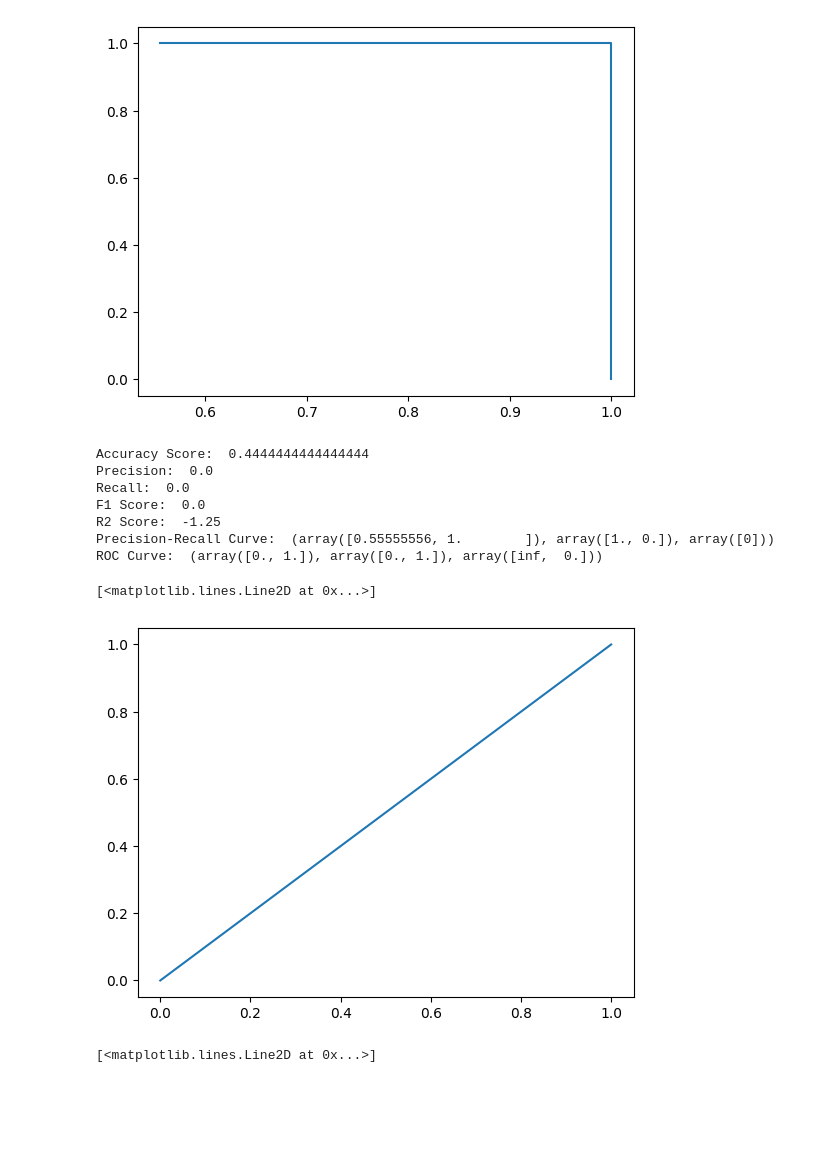
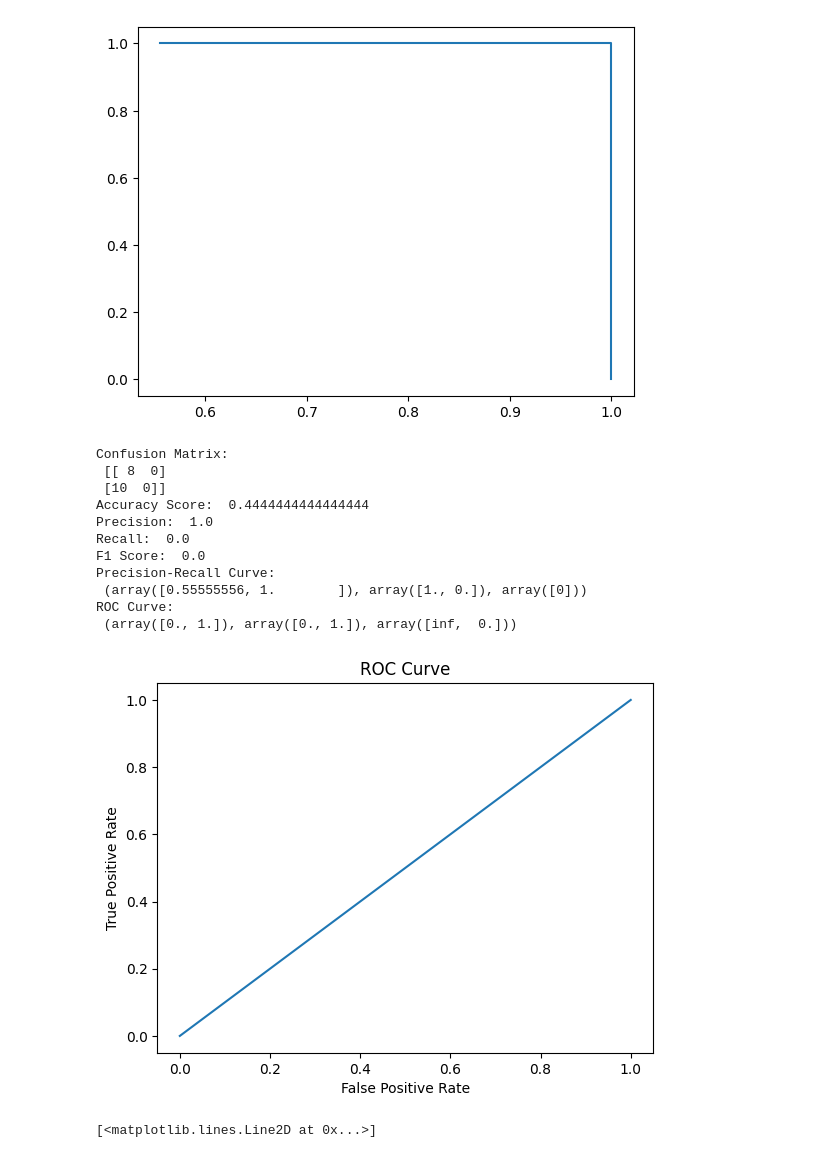
Before and after one commit to RohittCodes/machine-learning, a Jupyter notebook: regression-classification-metrics.ipynb, the cells around one changed output. Drawn from its saved outputs; the diff is of its cells as text; code cells hidden in the pictures; blank space fills up the shorter version.

```diff
--- a/regression-classification-metrics.ipynb
+++ b/regression-classification-metrics.ipynb
@@ -32,28 +32,45 @@ plt.plot(pr[0],pr[1])
 [<matplotlib.lines.Line2D at 0x...>]
 [figure]
 # %%
-y=[1,1,0,0,1,1,1,1,0,0,1,0,0,0,1,1,0,1]
-y1=[0,0,0,0,0,0,0,0,0,0,0,0,0,0,0,0,0,0]
-confusion_matrix(y,y1)
-print('Accuracy Score: ', accuracy_score(y,y1))
-print('Precision: ', precision_score(y,y1))
-print('Recall: ', recall_score(y,y1))
-print('F1 Score: ',f1_score(y,y1))
-print('R2 Score: ',r2_score(y,y1))
-print('Precision-Recall Curve: ',precision_recall_curve(y,y1))
-print('ROC Curve: ',roc_curve(y,y1))
-roc=roc_curve(y,y1)
-plt.plot(roc[0],roc[1])
+from sklearn.metrics import confusion_matrix, accuracy_score, precision_score, recall_score, f1_score, r2_score, precision_recall_curve, roc_curve
+import matplotlib.pyplot as plt
+
+y = [1, 1, 0, 0, 1, 1, 1, 1, 0, 0, 1, 0, 0, 0, 1, 1, 0, 1]
+y_pred = [0, 0, 0, 0, 0, 0, 0, 0, 0, 0, 0, 0, 0, 0, 0, 0, 0, 0]
+
+conf_matrix = confusion_matrix(y, y_pred)
+print('Confusion Matrix:\n', conf_matrix)
+
+print('Accuracy Score: ', accuracy_score(y, y_pred))
+print('Precision: ', precision_score(y, y_pred, zero_division=1))
+print('Recall: ', recall_score(y, y_pred))
+print('F1 Score: ', f1_score(y, y_pred))
+
+precision_recall_curve_values = precision_recall_curve(y, y_pred)
+print('Precision-Recall Curve:\n', precision_recall_curve_values)
+
+roc_curve_values = roc_curve(y, y_pred)
+print('ROC Curve:\n', roc_curve_values)
+
+# Plot ROC Curve
+plt.plot(roc_curve_values[0], roc_curve_values[1])
+plt.xlabel('False Positive Rate')
+plt.ylabel('True Positive Rate')
+plt.title('ROC Curve')
+plt.show()
 # %% [output]
+Confusion Matrix:
+ [[ 8  0]
+ [10  0]]
 Accuracy Score:  0.4444444444444444
-Precision:  0.0
+Precision:  1.0
 Recall:  0.0
 F1 Score:  0.0
-R2 Score:  -1.25
-Precision-Recall Curve:  (array([0.55555556, 1.        ]), array([1., 0.]), array([0]))
-ROC Curve:  (array([0., 1.]), array([0., 1.]), array([inf,  0.]))
+Precision-Recall Curve:
+ (array([0.55555556, 1.        ]), array([1., 0.]), array([0]))
+ROC Curve:
+ (array([0., 1.]), array([0., 1.]), array([inf,  0.]))
-[<matplotlib.lines.Line2D at 0x...>]
-[figure, old version]
+[figure, new version]
 # %%
 pr=precision_recall_curve(y,y1)
 plt.plot(pr[0],pr[1])
```
Also changed, not shown: 1 other file.
